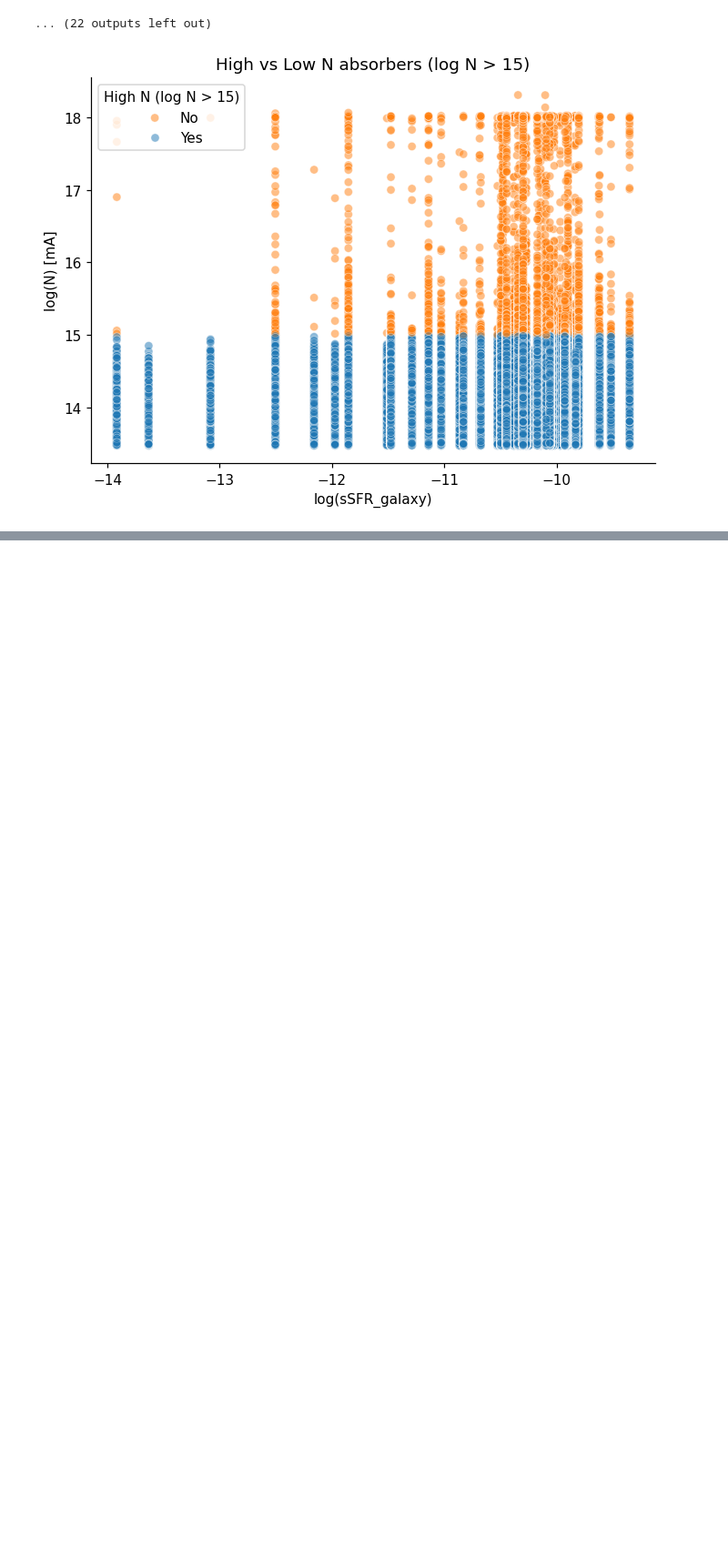
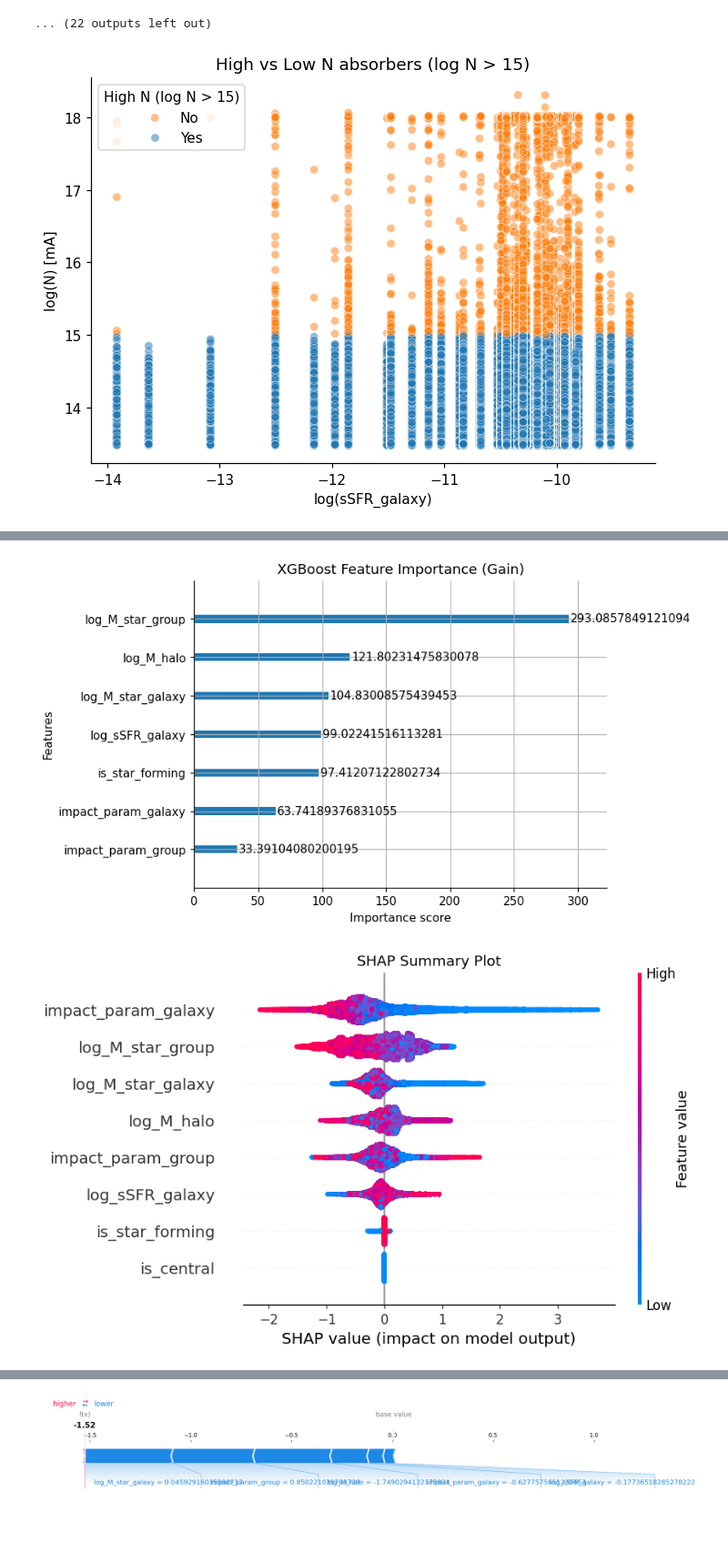
Before and after one commit to tanmay-starslab/OVI_IGrM, a Jupyter notebook: Code/training_data.ipynb, the cells around one changed output, grey strips where cells are left out. Shown at 91% size. Saved outputs shown, nothing was run; the diff lists cells and outputs as text; code cells hidden in the pictures; blank space fills up the shorter version.

```diff
--- a/Code/training_data.ipynb
+++ b/Code/training_data.ipynb
@@ -636,0 +949,37 @@ plt.show()
+# %%
+# %% [markdown]
+# ## 10. Feature Importance & SHAP
+
+import shap
+
+# 10a. Built-in importance
+xgb.plot_importance(final_clf, max_num_features=10, importance_type="gain")
+plt.title("XGBoost Feature Importance (Gain)")
+plt.show()
+
+# 10b. SHAP analysis
+explainer = shap.TreeExplainer(final_clf)
+shap_values = explainer.shap_values(X_test)
+
+# Summary beeswarm
+shap.summary_plot(shap_values, X_test, show=False)
+plt.title("SHAP Summary Plot")
+plt.show()
+
+# Dependence for top features
+for feat in ["impact_param_galaxy", "log_sSFR_galaxy", "log_M_halo"]:
+    shap.dependence_plot(feat, shap_values, X_test, interaction_index=None, show=False)
+    plt.title(f"SHAP Dependence: {feat}")
+    plt.show()
+
+# Individual explanation for two examples
+for idx in [0, 1]:
+    shap.force_plot(
+        explainer.expected_value,
+        shap_values[idx, :],
+        X_test.iloc[idx, :],
+        matplotlib=True
+    )
+# %% [output]
+[figure, added]
+[figure, added]
@@ -636,0 +989 @@ plt.show()
+[figure, added]
```
Also changed, not shown: parts of 15 cells of this notebook, 4 other files.
